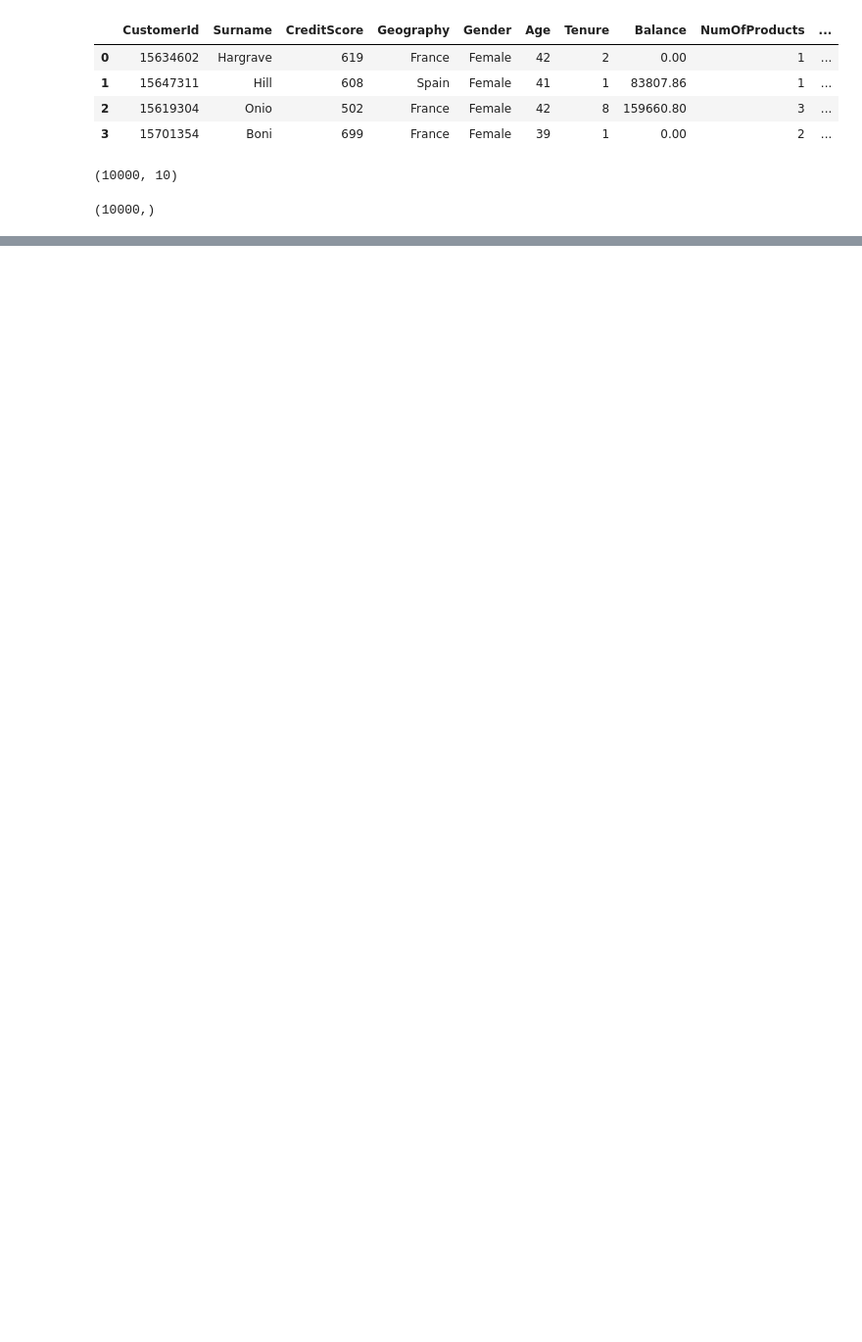
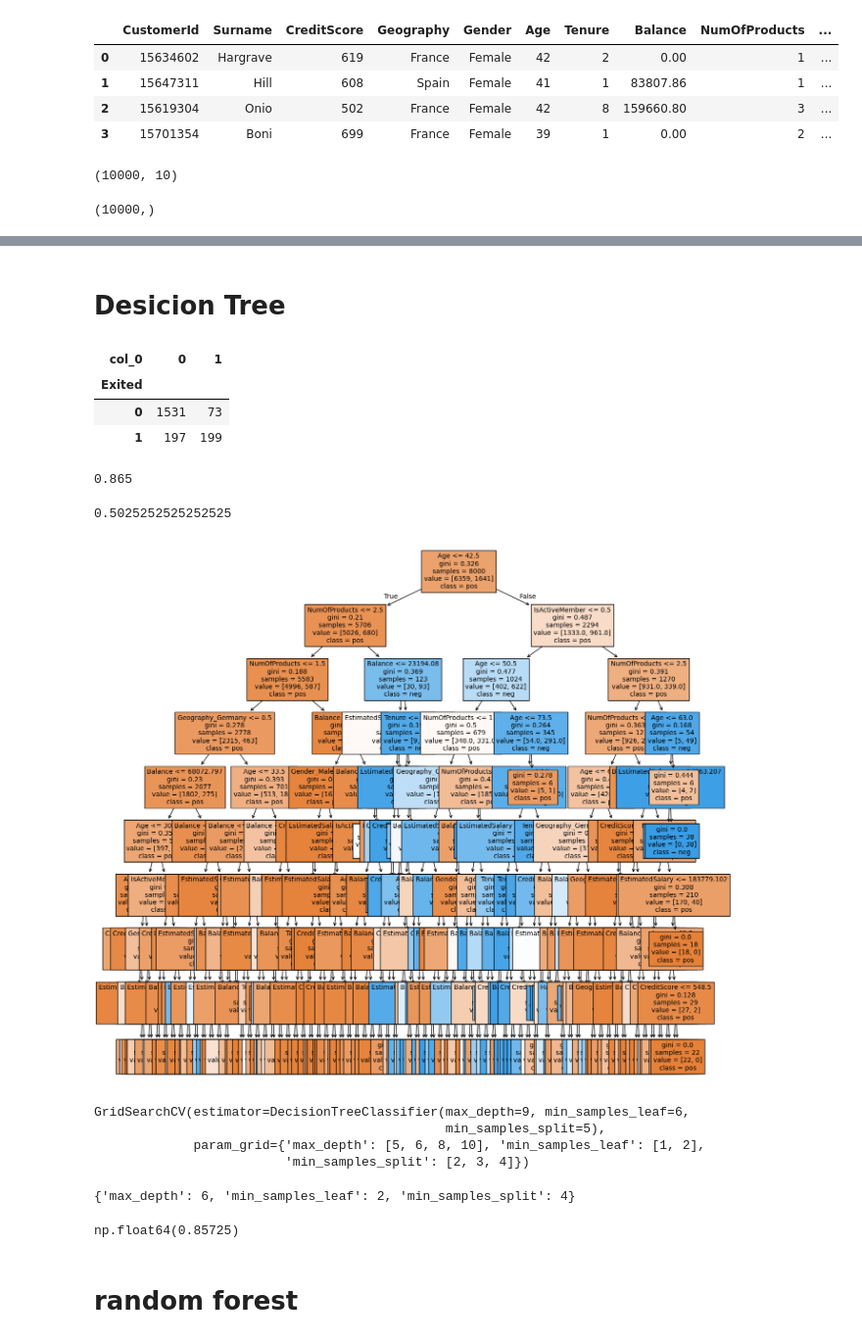
Before and after one commit to atharva723/python_practice, a Jupyter notebook: AIml/Machine Learning/MLday3(classification).ipynb, the cells around one changed output, grey strips where cells are left out. Shown at 98% size. Drawn from its saved outputs; the diff is of its cells as text; code cells hidden in the pictures; blank space fills up the shorter version.

```diff
--- a/AIml/Machine Learning/MLday3(classification).ipynb
+++ b/AIml/Machine Learning/MLday3(classification).ipynb
@@ -64,2 +52,7 @@ y_train.shape
 # %%
 #handling categorical variables
+# %%
+x1=pd.get_dummies(x,drop_first=True)
+# %%
+from sklearn.model_selection import train_test_split
+x_train,x_test,y_train,y_test=train_test_split(x1,y,test_size=0.2,random_state=4)
@@ -65,0 +79,2 @@ y_train.shape
+# %% [markdown]
+# Desicion Tree
@@ -65,0 +83,6 @@ y_train.shape
+# %%
+from sklearn.tree import DecisionTreeClassifier
+from sklearn.metrics import accuracy_score,recall_score,precision_score
+dt=DecisionTreeClassifier(max_depth=9,min_samples_leaf=6,min_samples_split=5) # trees are prone to overfitting ,tackle it using hyperparameter
+# %%
+dtmodel=dt.fit(x_train,y_train)
@@ -65,0 +91,15 @@ y_train.shape
+# %%
+pd.crosstab(y_test,pred)
+# %% [output]
+| col_0 | 0 | 1 |
+| Exited |  |  |
+| 0 | 1531 | 73 |
+| 1 | 197 | 199 |
+# %%
+accuracy_score(pred,y_test)
+# %% [output]
+0.865
+# %%
+precision_score(pred,y_test)
+# %% [output]
+0.5025252525252525
@@ -65,0 +108,6 @@ y_train.shape
+# %%
+plt.figure(figsize=(15,15))
+tree.plot_tree(decision_tree=dtmodel, feature_names=x1.columns, class_names=['pos','neg'],filled=True,fontsize=10)
+plt.show()
+# %% [output]
+[figure, added]
@@ -65,0 +120,23 @@ y_train.shape
+# %%
+params={
+    'max_depth':[5,6,8,10],
+    'min_samples_split':[2,3,4],
+    'min_samples_leaf':[1,2]
+}
+gcv=GridSearchCV(estimator=dtmodel,param_grid=params)
+gcv.fit(x_train,y_train)
+# %% [output]
+GridSearchCV(estimator=DecisionTreeClassifier(max_depth=9, min_samples_leaf=6,
+                                              min_samples_split=5),
+             param_grid={'max_depth': [5, 6, 8, 10], 'min_samples_leaf': [1, 2],
+                         'min_samples_split': [2, 3, 4]})
+# %%
+gcv.best_params_
+# %% [output]
+{'max_depth': 6, 'min_samples_leaf': 2, 'min_samples_split': 4}
+# %%
+gcv.best_score_
+# %% [output]
+np.float64(0.85725)
+# %% [markdown]
+# random forest
```
Also changed, not shown: parts of 32 cells of this notebook.
